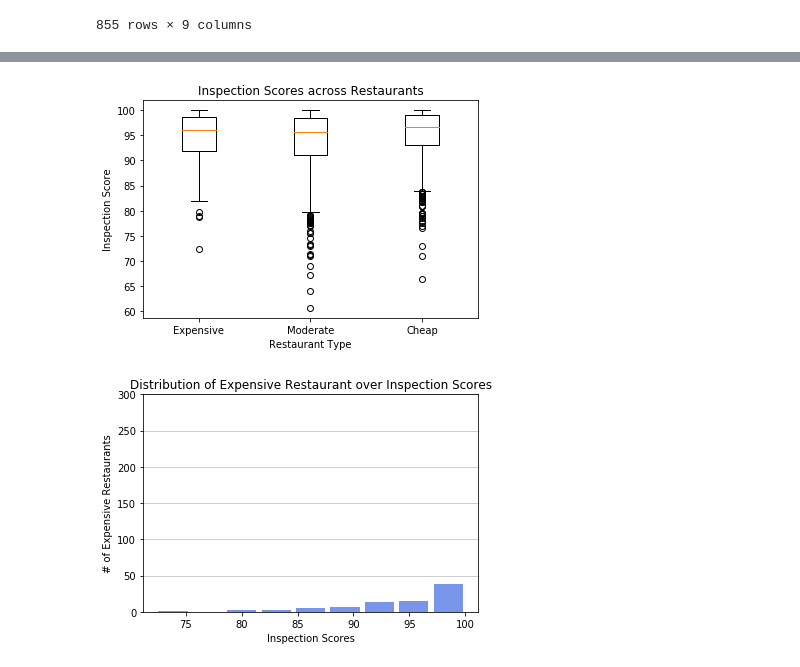
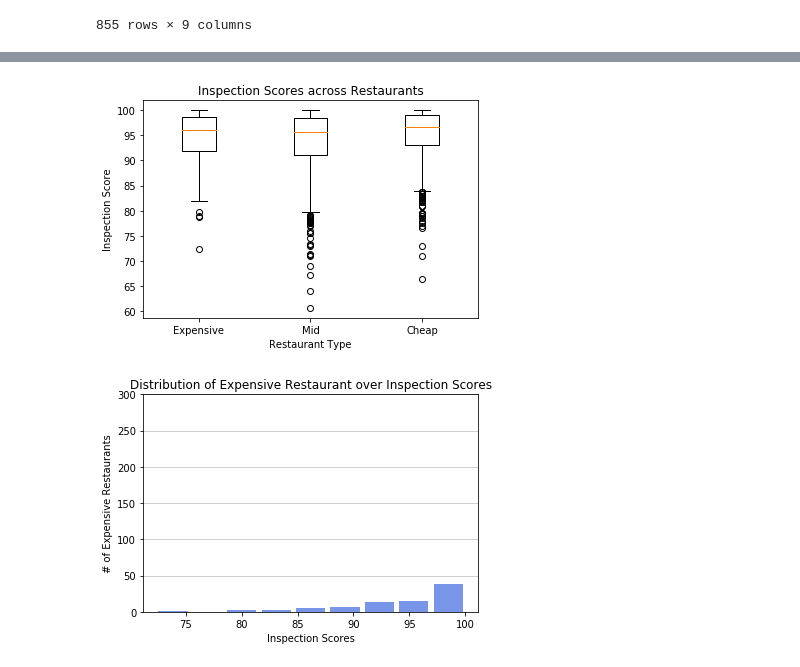
Before and after one commit to DCMilligan88/PriceVsHealth, a Jupyter notebook: analysis_project1.ipynb, the cells around one changed output, grey strips where cells are left out. Drawn from its saved outputs; the diff is of its cells as text; code cells hidden in the pictures.

Commit message:
boxplot

```diff
--- a/analysis_project1.ipynb
+++ b/analysis_project1.ipynb
@@ -197,15 +208,15 @@ There could be 26 outliers for moderate.
 # %%
 # Generate a box plot of Inspection Scores across Restaurants
 data = [expensive_score, moderate_score, cheap_score]
 fig1, ax1 = plt.subplots()
 ax1.set_title('Inspection Scores across Restaurants')
-ax1.boxplot(data, labels = ["Expensive","Moderate","Cheap"])
+ax1.boxplot(data, labels = ["Expensive","Mid","Cheap"])
 ax1.set_ylabel('Inspection Score')
 ax1.set_xlabel('Restaurant Type')
 plt.savefig('Box plot')
 plt.show()
 # %% [output]
-[figure, old version]
+[figure, new version]
 # %%
 # An "interface" to matplotlib.axes.Axes.hist() method
 n, bins, patches = plt.hist(x= expensive_score, bins='auto', color='royalblue',
```
Also changed, not shown: parts of 3 cells of this notebook, 1 other file.
